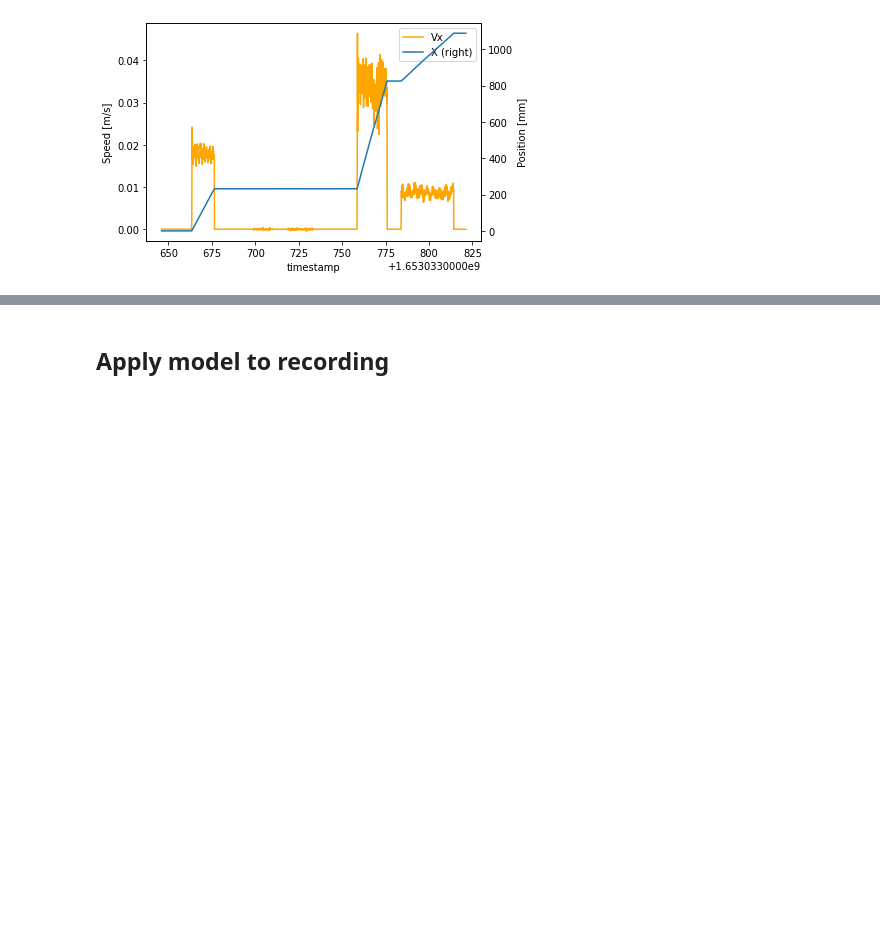
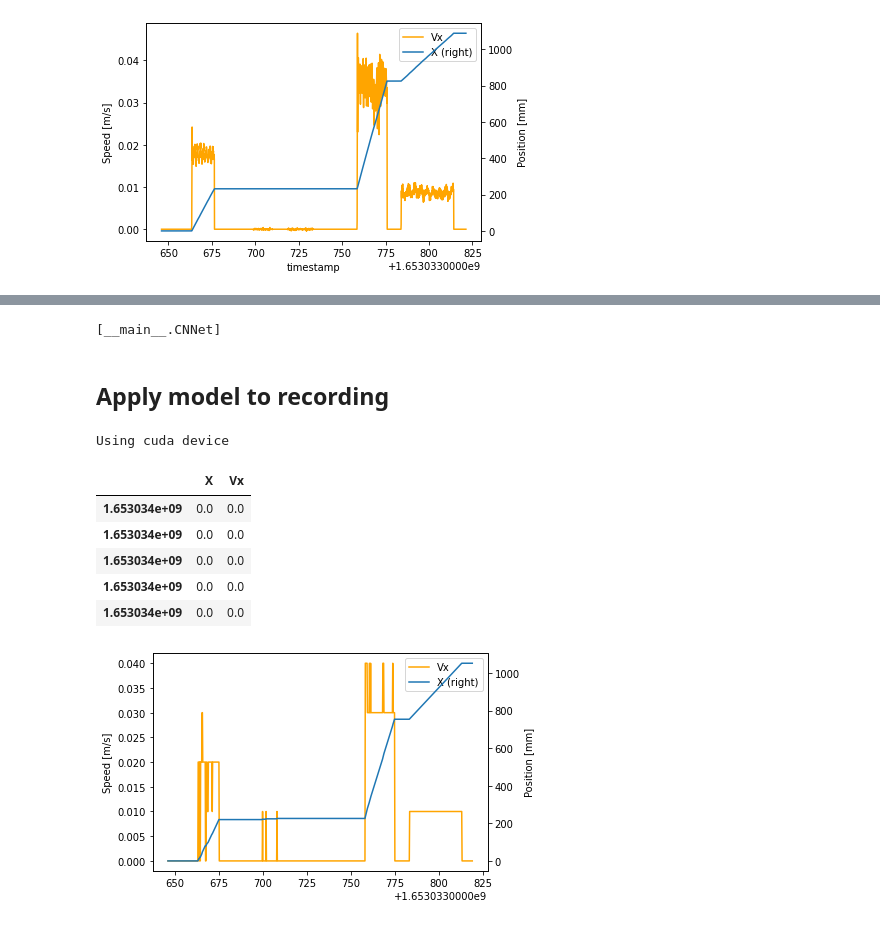
Before and after one commit to AcousticOdometry/AO, a Jupyter notebook: notebooks/odometry.ipynb, the cells around one changed output, grey strips where cells are left out. Cells and saved outputs as stored; diff of their text form; code cells hidden in the pictures; blank space fills up the shorter version.

Commit message:
Promising odometry results

```diff
--- a/notebooks/odometry.ipynb
+++ b/notebooks/odometry.ipynb
@@ -107,4 +112,5 @@ else:
         env='WHEELTESTBED_EXPERIMENT2'
         )
 VALIDATION_FOLDER = EXPERIMENT_FOLDER / 'validation-recordings'
-MODELS_FOLDER = Path().parent.parent / 'models'
+MODELS_FOLDER = Path().resolve().parent / 'models'
+print(MODELS_FOLDER)
@@ -178,2 +221,6 @@ ground_truth.head()
+# %%
+AcousticOdometryModel.__subclasses__()
+# %% [output]
+[__main__.CNNet]
 # %% [markdown]
 ## Apply model to recording
@@ -181,0 +227,5 @@ ground_truth.head()
+# %%
+DEVICE = 'cuda' if torch.cuda.is_available() else 'cpu'
+print('Using {} device'.format(DEVICE))
+# %% [output]
+Using cuda device
@@ -181,0 +286,15 @@ ground_truth.head()
+# %%
+_odom = odom.copy()
+_odom.loc[:, 'Vx'] /= 100  # [cm/s] -> [m/s]
+_odom.loc[:, 'X'] /= 100  # [cm] -> [m]
+ax = _odom.plot(y=['Vx'], ylabel='Speed [m/s]', color='orange')
+_odom.plot(ax=ax, y=['X'], secondary_y=True).set_ylabel('Position [mm]')
+_odom.head()
+# %% [output]
+|  | X | Vx |
+| 1.653034e+09 | 0.0 | 0.0 |
+| 1.653034e+09 | 0.0 | 0.0 |
+| 1.653034e+09 | 0.0 | 0.0 |
+| 1.653034e+09 | 0.0 | 0.0 |
+| 1.653034e+09 | 0.0 | 0.0 |
+[figure, added]
```
Also changed, not shown: parts of 7 cells of this notebook, 2 other files.
